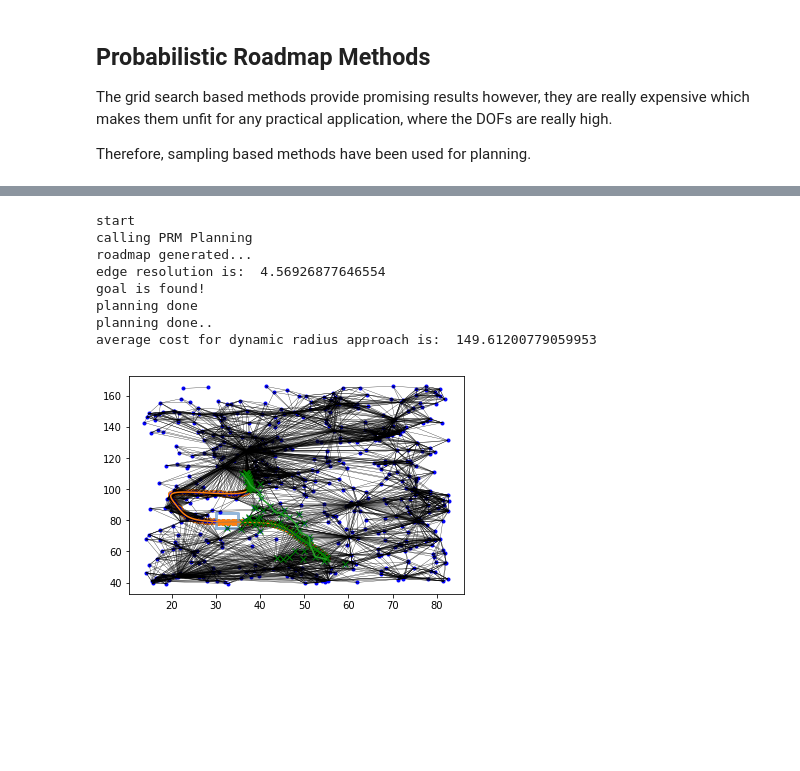
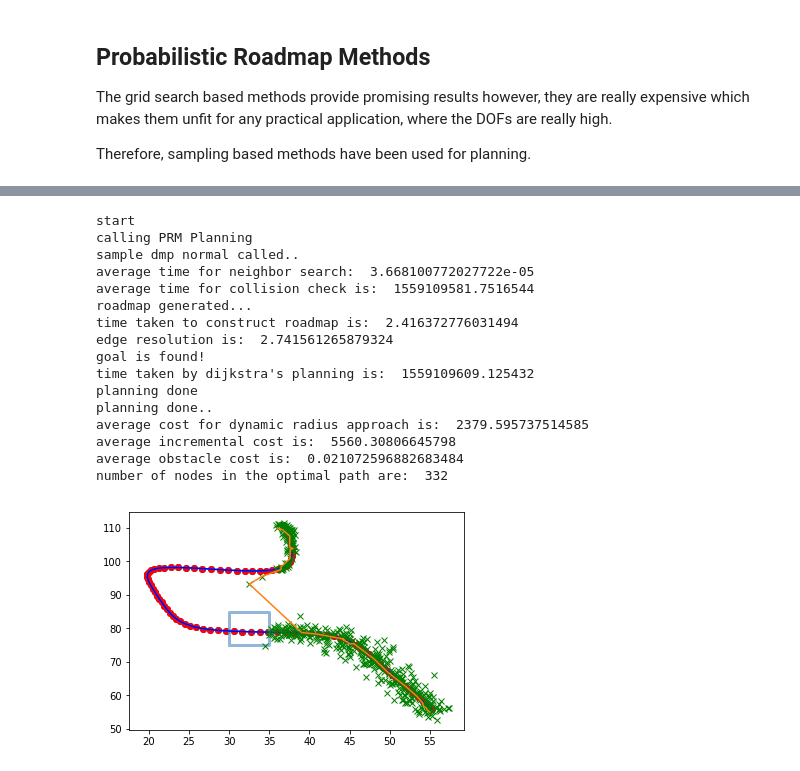
Before and after one commit to gutsy-robot/pydmps, a Jupyter notebook: pydmps/dmp_obstacle_avoidance_algo.ipynb, the cells around one changed output, grey strips where cells are left out. Cells and saved outputs as stored; diff of their text form; code cells hidden in the pictures; blank space fills up the shorter version.

Commit message:
added processing times

```diff
--- a/pydmps/dmp_obstacle_avoidance_algo.ipynb
+++ b/pydmps/dmp_obstacle_avoidance_algo.ipynb
@@ -383,9 +382,9 @@ def dijkstra_planning(sx, sy, gx, gy, obstacles, reso, dmp=None,
                 openset[n_id] = node
 
     # call to final_path to give out the trail for the lowest cost path.
-    rx, ry = calc_final_path(ngoal, closedset, reso)
+    rx, ry, cost = calc_final_path(ngoal, closedset, reso)
 
-    return rx, ry
+    return rx, ry, cost
 
 
 def calculate_dmp_cost(x, y, motion_x, motion_y, dmp, dmp_vel, obstacles=None, reso=1.0, dt=0.01,
@@ -531,7 +536,7 @@ plt.plot(ob_x2, ob_y2, color='#6699cc', alpha=0.7, linewidth=3, solid_capstyle='
 plt.plot(y_track_nc[:, 0], y_track_nc[:, 1])
 plt.scatter(y_track_nc[:, 0], y_track_nc[:, 1])
 
-rx, ry = dijkstra_planning(floor(x[0]), floor(y[0]), floor(x[-1]), floor(y[-1]), [obstacle, obstacle2], grid_size,
+rx, ry, cost = dijkstra_planning(floor(x[0]), floor(y[0]), floor(x[-1]), floor(y[-1]), [obstacle, obstacle2], grid_size,
                           dmp=y_track_nc, dmp_vel=dy_track_nc, dt=dmp.dt, deviation_penalty=False)
 
 plt.plot(rx, ry, "-r")
@@ -1102,5 +1133,4 @@ SyntaxError: invalid syntax (<ipython-input-21-bb551ed754b6>, line 65)
 # %%
-from statistics import mean
 
 print("start")
 
@@ -1110,51 +1140,71 @@ plt.plot(y_track_nc[:, 0], y_track_nc[:, 1])
 plt.scatter(y_track_nc[:, 0], y_track_nc[:, 1])
 
 dynamic_radius_path_cost = []
+dynamic_radius_incremental_cost = []
+dynamic_radius_obstacle_cost = []
 
 for i in range(0, 1):
     print("calling PRM Planning")
-    rx, ry, path_cost = PRM_planning(floor(x[0]), floor(y[0]), floor(x[-1]), floor(y[-1]),
-                          [obstacle], dmp=y_track_nc, dmp_vel=dy_track_nc, dynamic_radius=True)
+    rx, ry, path_cost, inc_cost, obs_cost = PRM_planning(floor(x[0]), floor(y[0]), floor(x[-1]), floor(y[-1]),
+                                    [obstacle], dmp=y_track_nc, dmp_vel=dy_track_nc, dynamic_radius=True,
+                                    sampling_distribution="dmp_normal")
     print("planning done..")
     dynamic_radius_path_cost.append(path_cost)
-
+    dynamic_radius_incremental_cost.append(inc_cost)
+    dynamic_radius_obstacle_cost.append(obs_cost)
 
 mean_cost = mean(dynamic_radius_path_cost)
+mean_inc_cost = mean(dynamic_radius_incremental_cost)
+mean_obs_cost = mean(dynamic_radius_obstacle_cost)
+
 print("average cost for dynamic radius approach is: ", mean_cost)
+print("average incremental cost is: ", mean_inc_cost)
+print("average obstacle cost is: ", mean_obs_cost)
 
 rx = np.array(rx)
 ry = np.array(ry)
+
+print("number of nodes in the optimal path are: ", len(x))
 
 # plt.legend(plot_paths, legend_key, loc='lower right')
 plt.plot(rx, ry)
 plt.show()
 
 # static_radius_path_cost = []
 
-# for i in range(0, 1):
+# for i in range(0, 2):
 #     print("calling PRM Planning")
-#     rx, ry, path_cost = PRM_planning(floor(x[0]), floor(y[0]), floor(x[-1]), floor(y[-1]),
-#                           [obstacle], dmp=y_track_nc, dmp_vel=dy_track_nc, dynamic_radius=False)
+#     rx, ry, path_cost, _, _  = PRM_planning(floor(x[0]), floor(y[0]), floor(x[-1]), floor(y[-1]),
+#                                     [obstacle], dmp=y_track_nc, dmp_vel=dy_track_nc, dynamic_radius=False,
+#                                     sampling_distribution="dmp_normal", plot_sampled=False)
 #     print("planning done..")
 #     static_radius_path_cost.append(path_cost)
 
 
 # mean_cost = mean(static_radius_path_cost)
 # print("average cost for dynamic radius approach is: ", mean_cost)
 
 # rx = np.array(rx)
 # ry = np.array(ry)
 
 # # plt.legend(plot_paths, legend_key, loc='lower right')
 # plt.plot(rx, ry)
 # plt.show()
 # %% [output]
 start
 calling PRM Planning
+sample dmp normal called..
+average time for neighbor search:  3.668100772027722e-05
+average time for collision check is:  1559109581.7516544
 roadmap generated...
-edge resolution is:  4.56926877646554
+time taken to construct roadmap is:  2.416372776031494
+edge resolution is:  2.741561265879324
 goal is found!
+time taken by dijkstra's planning is:  1559109609.125432
 planning done
 planning done..
-average cost for dynamic radius approach is:  149.61200779059953
+average cost for dynamic radius approach is:  2379.595737514585
+average incremental cost is:  5560.30806645798
+average obstacle cost is:  0.021072596882683484
+number of nodes in the optimal path are:  332
-[figure, old version]
+[figure, new version]
```
Also changed, not shown: parts of 9 cells of this notebook.
